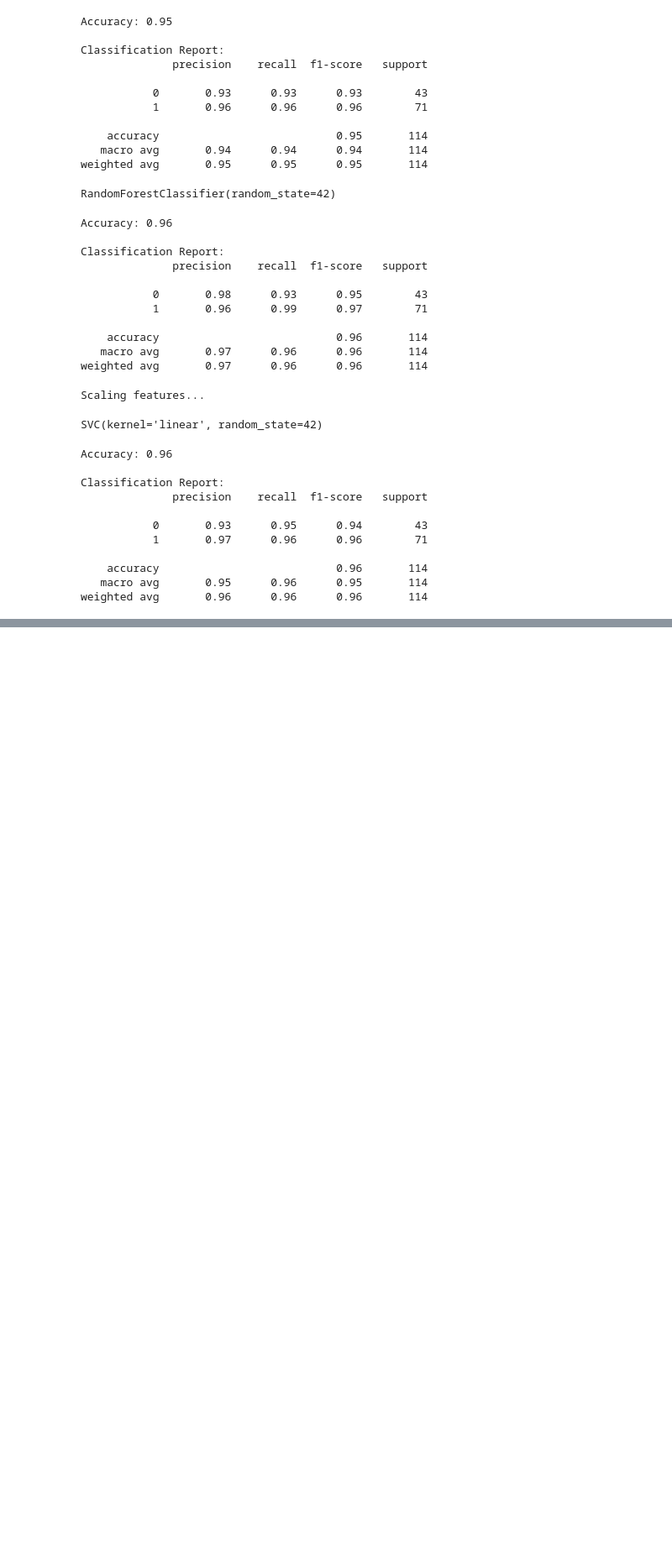
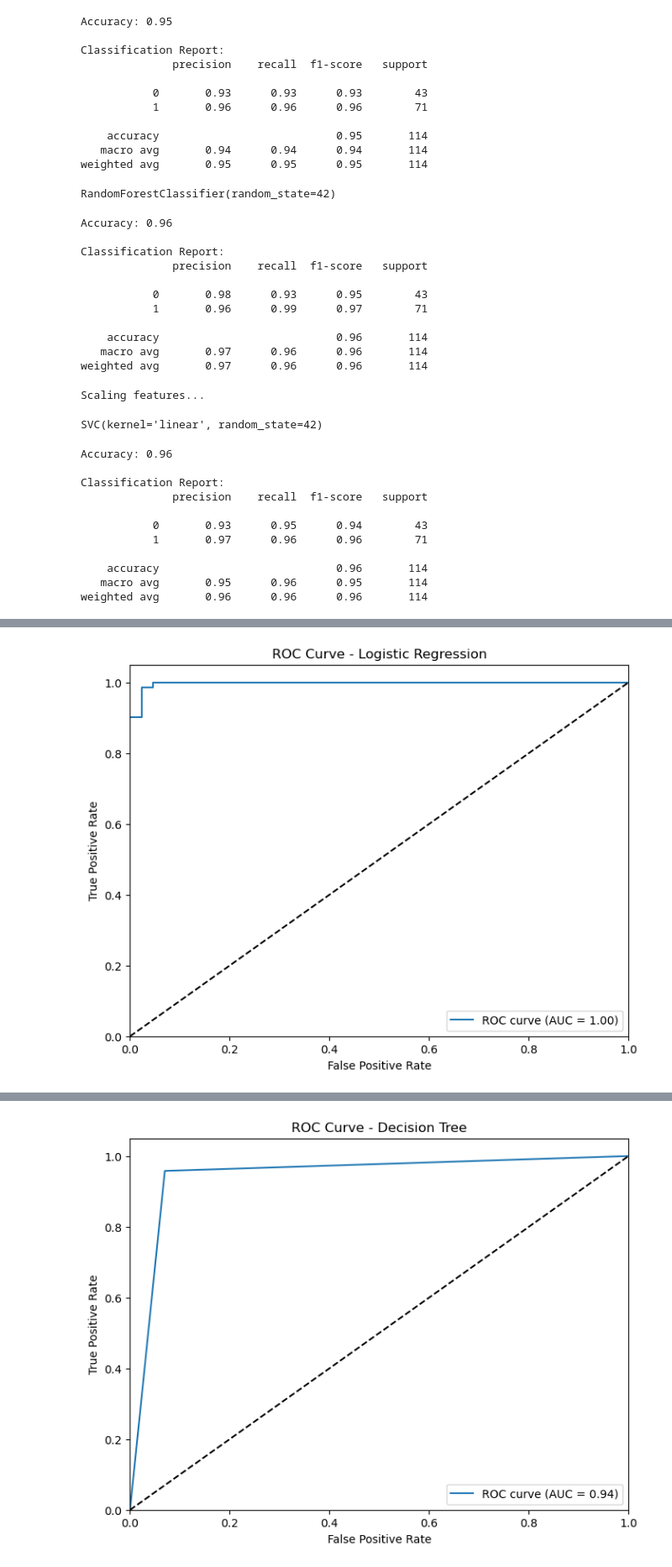
Before and after one commit to SEENIYA24/Breast-Cancer, a Jupyter notebook: cancer brest .ipynb, the cells around one changed output, grey strips where cells are left out. Shown at 84% size. Saved outputs shown, nothing was run; the diff lists cells and outputs as text; code cells hidden in the pictures; blank space fills up the shorter version.

```diff
--- a/cancer brest .ipynb
+++ b/cancer brest .ipynb
@@ -596,14 +595 @@ classifiers = {
 }
-# %%
-# Train and evaluate models
-results = {}
-print("\nTraining and evaluating models...\n")
-for name, clf in classifiers.items():
-    # Train
-    clf.fit(x_train, y_train)
-    # Predict
-    y_pred = clf.predict(x_test)
-    # Accuracy
-    accuracy = accuracy_score(y_test, y_pred)
-    results[name] = accuracy
-    print(f"{name} Accuracy: {accuracy:.4f}")
@@ -646,0 +596,59 @@ plt.xticks(rotation=45)
+# %%
+# Dictionary to store results
+results = {}
+best_accuracy = 0
+best_model_name = ''
+# %%
+print("\nTraining and Evaluating Models...")
+for name, model in models.items():
+    print(f"\nTraining {name}...")
+
+    # Train the model
+    model.fit(x_train_scaled, y_train)
+
+    # Make predictions
+    y_pred = model.predict(x_test_scaled)
+
+    # Calculate metrics
+    accuracy = accuracy_score(y_test, y_pred)
+    cv_scores = cross_val_score(model, x_train_scaled, y_train, cv=5)
+
+    # Store results
+    results[name] = {
+        'model': model,
+        'accuracy': accuracy,
+        'cv_scores': cv_scores,
+        'cv_mean': cv_scores.mean(),
+        'cv_std': cv_scores.std()
+    }
+
+    # Update best model
+    if accuracy > best_accuracy:
+        best_accuracy = accuracy
+        best_model_name = name
+
+    # Print results
+    print(f"{name} Results:")
+    print(f"Accuracy: {accuracy:.4f}")
+    print(f"Cross-validation mean accuracy: {cv_scores.mean():.4f} (+/- {cv_scores.std()*2:.4f})")
+    print("\nClassification Report:")
+    print(classification_report(y_test, y_pred))
+    print("\nConfusion Matrix:")
+    print(confusion_matrix(y_test, y_pred))
+
+    # Plot ROC curve
+    y_pred_proba = model.predict_proba(x_test_scaled)[:, 1]
+    fpr, tpr, _ = roc_curve(y_test, y_pred_proba)
+    roc_auc = auc(fpr, tpr)
+
+    plt.figure(figsize=(8, 6))
+    plt.plot(fpr, tpr, label=f'ROC curve (AUC = {roc_auc:.2f})')
+    plt.plot([0, 1], [0, 1], 'k--')
+    plt.xlim([0.0, 1.0])
+    plt.ylim([0.0, 1.05])
+    plt.xlabel('False Positive Rate')
+    plt.ylabel('True Positive Rate')
+    plt.title(f'ROC Curve - {name}')
+    plt.legend(loc="lower right")
+    plt.show()
+# %% [output]
@@ -646,0 +672 @@ plt.xticks(rotation=45)
+[figure, added]
@@ -646,0 +692 @@ plt.xticks(rotation=45)
+[figure, added]
```
Also changed, not shown: parts of 19 cells of this notebook.
